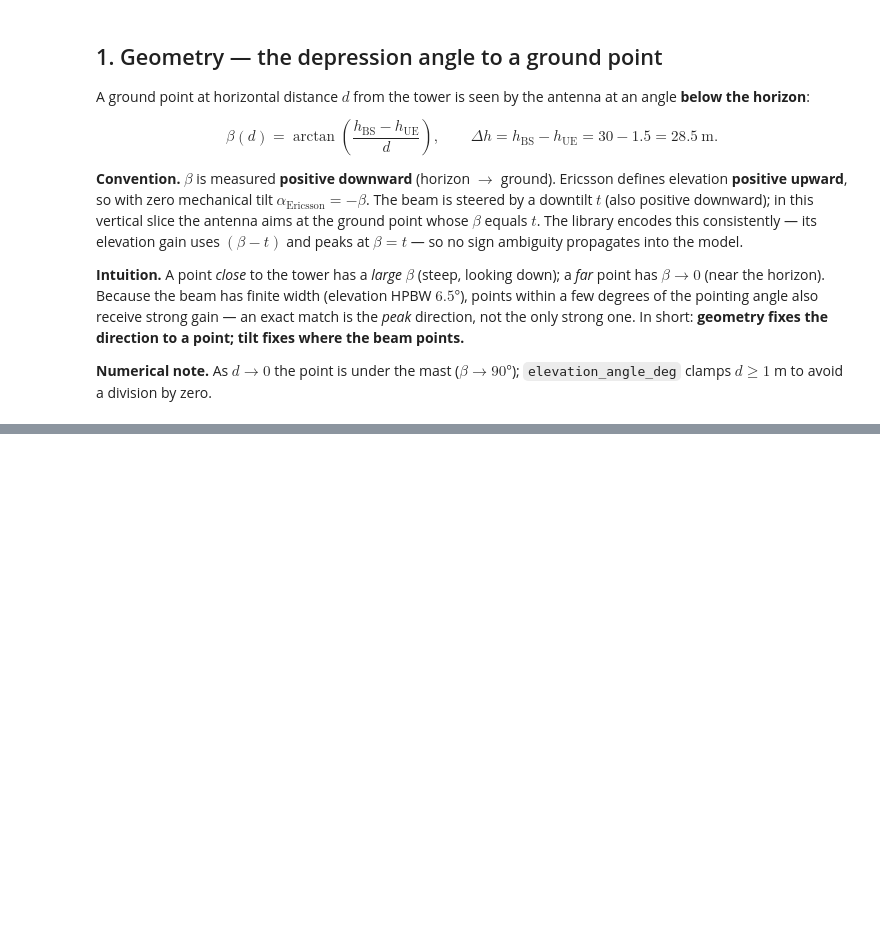
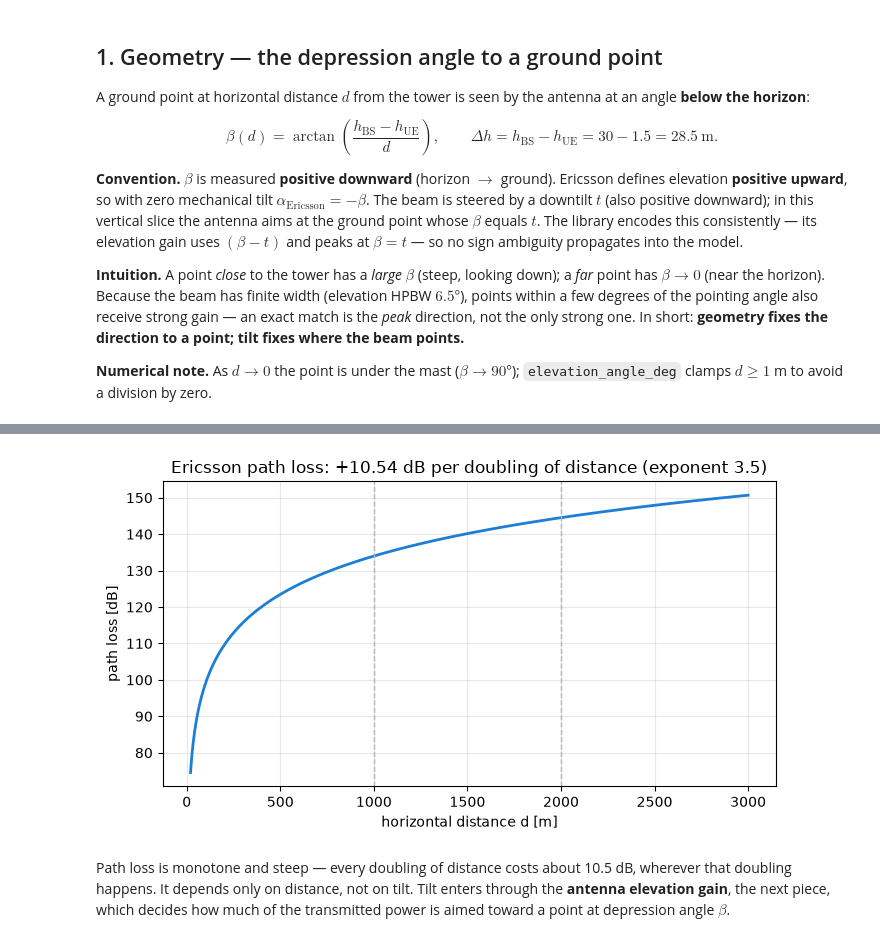
Before and after one commit to Rom5Leo/Telecom_Optimization, a Jupyter notebook: notebooks/antenna_tilt/01_one_antenna.ipynb, the cells around one changed output, grey strips where cells are left out. Saved outputs shown, nothing was run; the diff lists cells and outputs as text; code cells hidden in the pictures; blank space fills up the shorter version.

Commit message:
Stage 1a: single-antenna geometry + path loss (import-only)

```diff
--- a/notebooks/antenna_tilt/01_one_antenna.ipynb
+++ b/notebooks/antenna_tilt/01_one_antenna.ipynb
@@ -102,0 +130,12 @@ elevation pattern next.
+# %%
+# path_loss_db takes a scalar distance in metres; it already clamps d >= 1 m internally.
+print(f"{'d [m]':>7}{'PL [dB]':>10}")
+for d0 in (50, 200, 500, 1000, 2000):
+    print(f"{d0:7d}{path_loss_db(d0):10.2f}")
+
+# physical facts the model must satisfy:
+assert np.isclose(path_loss_db(1000), 134.0)                                  # R = 1 km -> log10(1)=0
+assert np.isclose(path_loss_db(2000) - path_loss_db(1000), 35*np.log10(2))    # doubling -> +10.54 dB
+assert np.isclose(to_linear(-10.0), 0.1)                                      # +10 dB loss -> x0.1 power
+print(f"\nDoubling distance adds {35*np.log10(2):.2f} dB; "
+      f"a +10 dB loss multiplies received power by {to_linear(-10.0):.2f}.")
@@ -102,0 +151,20 @@ elevation pattern next.
+# %%
+d = np.linspace(20, 3000, 400)
+pl = np.array([path_loss_db(x) for x in d])
+
+fig, ax = plt.subplots(figsize=(7, 4))
+ax.plot(d, pl, color="#1c7ed6", lw=2)
+for d0 in (1000, 2000):
+    ax.axvline(d0, ls="--", color="#adb5bd", lw=1)
+ax.set_xlabel("horizontal distance d [m]")
+ax.set_ylabel("path loss [dB]")
+ax.set_title("Ericsson path loss: +10.54 dB per doubling of distance (exponent 3.5)")
+ax.grid(alpha=0.3)
+plt.tight_layout(); plt.show()
+# %% [output]
+[figure, added]
+# %% [markdown]
+Path loss is monotone and steep — every doubling of distance costs about 10.5 dB, wherever that
+doubling happens. It depends only on distance, not on tilt. Tilt enters through the **antenna
+elevation gain**, the next piece, which decides how much of the transmitted power is aimed toward a
+point at depression angle $\beta$.
```
Also changed, not shown: parts of 10 cells of this notebook.
